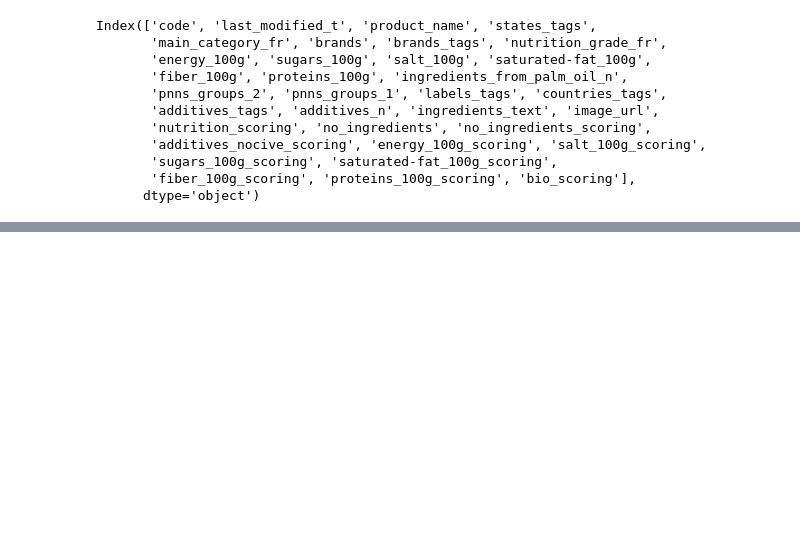
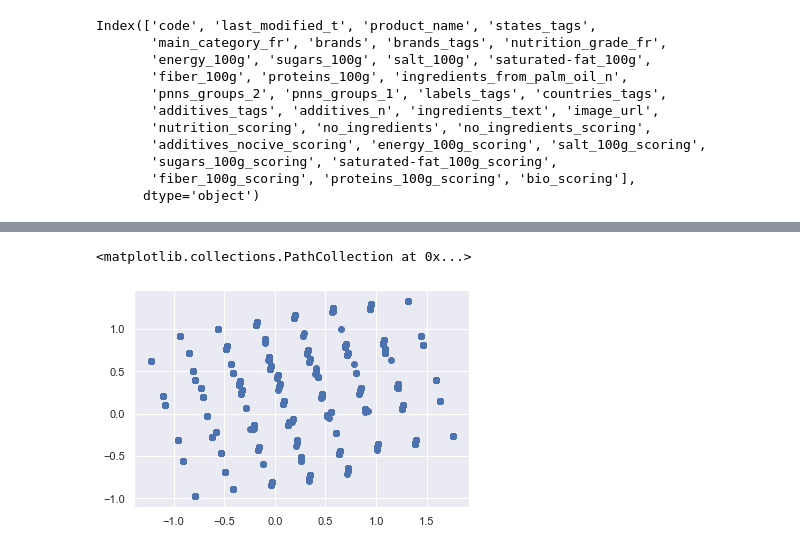
Before and after one commit to Severac/openclassrooms, a Jupyter notebook: PJ2/PJ2_dataexplore.ipynb, the cells around one changed output, grey strips where cells are left out. Drawn from its saved outputs; the diff is of its cells as text; code cells hidden in the pictures; blank space fills up the shorter version.

```diff
--- a/PJ2/PJ2_dataexplore.ipynb
+++ b/PJ2/PJ2_dataexplore.ipynb
@@ -117,0 +186,5 @@ array([[<matplotlib.axes._subplots.AxesSubplot object at 0x...>,
+# %%
+plt.scatter(reduced_data[:,0], reduced_data[:,1], cmap = 'viridis')
+# %% [output]
+<matplotlib.collections.PathCollection at 0x...>
+[figure, added]
```
Also changed, not shown: parts of 7 cells of this notebook.
